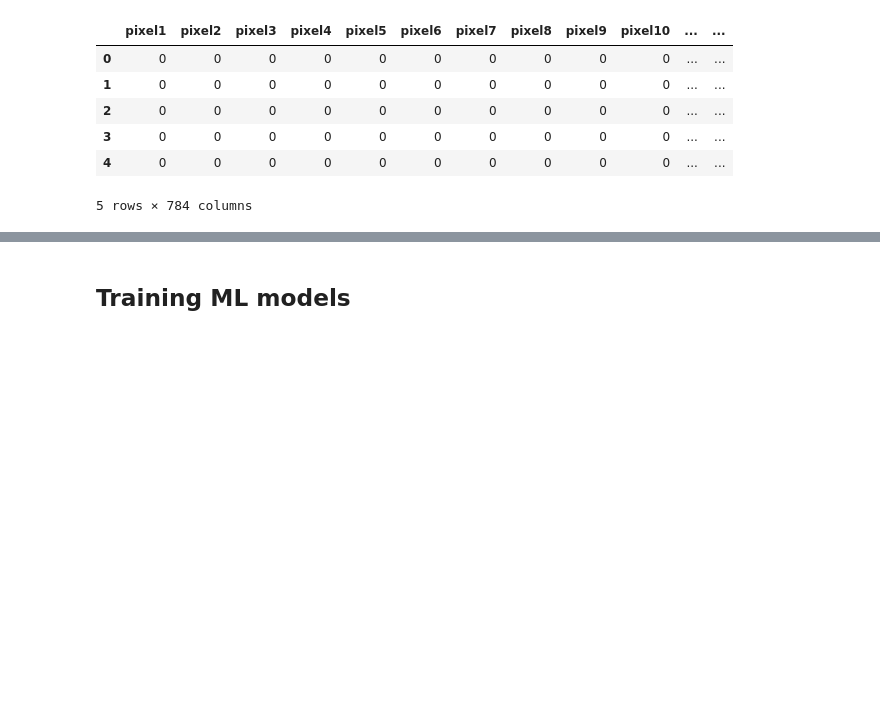
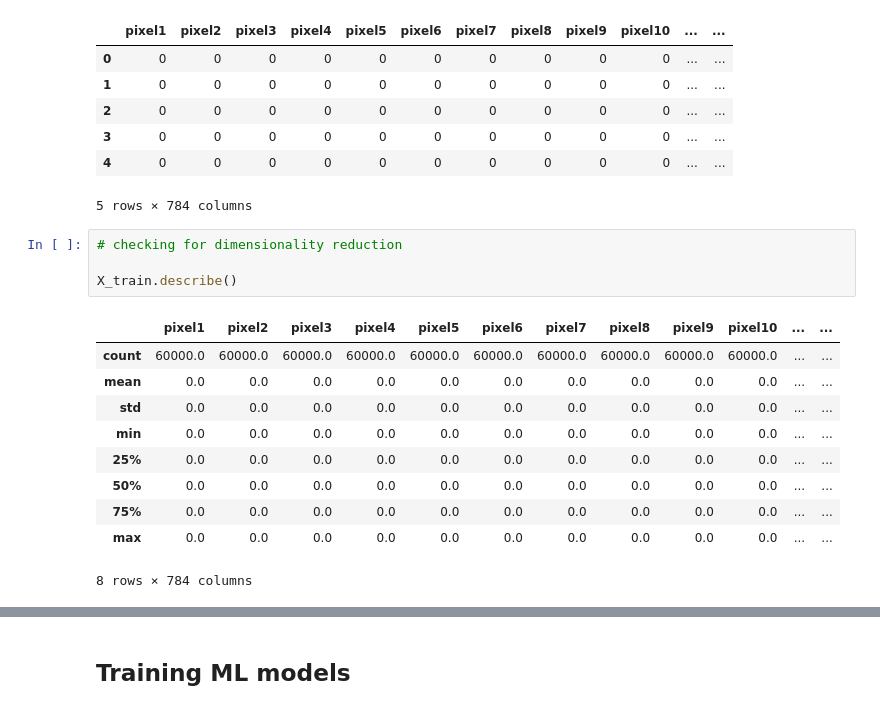
Before and after one commit to shubhamkaushal765/ML, a Jupyter notebook: MNIST 784 Classifier.ipynb, the cells around one changed output, grey strips where cells are left out. Drawn from its saved outputs; the diff is of its cells as text; blank space fills up the shorter version.

```diff
--- a/MNIST 784 Classifier.ipynb
+++ b/MNIST 784 Classifier.ipynb
@@ -23,3 +23,18 @@ X_train.head()
 | 3 | 0 | 0 | 0 | 0 | 0 | 0 | 0 | 0 | 0 | 0 | ... | ... |
 | 4 | 0 | 0 | 0 | 0 | 0 | 0 | 0 | 0 | 0 | 0 | ... | ... |
 5 rows × 784 columns
+# %%
+# checking for dimensionality reduction
+
+X_train.describe()
+# %% [output]
+|  | pixel1 | pixel2 | pixel3 | pixel4 | pixel5 | pixel6 | pixel7 | pixel8 | pixel9 | pixel10 | ... | ... |
+| count | 60000.0 | 60000.0 | 60000.0 | 60000.0 | 60000.0 | 60000.0 | 60000.0 | 60000.0 | 60000.0 | 60000.0 | ... | ... |
+| mean | 0.0 | 0.0 | 0.0 | 0.0 | 0.0 | 0.0 | 0.0 | 0.0 | 0.0 | 0.0 | ... | ... |
+| std | 0.0 | 0.0 | 0.0 | 0.0 | 0.0 | 0.0 | 0.0 | 0.0 | 0.0 | 0.0 | ... | ... |
+| min | 0.0 | 0.0 | 0.0 | 0.0 | 0.0 | 0.0 | 0.0 | 0.0 | 0.0 | 0.0 | ... | ... |
+| 25% | 0.0 | 0.0 | 0.0 | 0.0 | 0.0 | 0.0 | 0.0 | 0.0 | 0.0 | 0.0 | ... | ... |
+| 50% | 0.0 | 0.0 | 0.0 | 0.0 | 0.0 | 0.0 | 0.0 | 0.0 | 0.0 | 0.0 | ... | ... |
+| 75% | 0.0 | 0.0 | 0.0 | 0.0 | 0.0 | 0.0 | 0.0 | 0.0 | 0.0 | 0.0 | ... | ... |
+| max | 0.0 | 0.0 | 0.0 | 0.0 | 0.0 | 0.0 | 0.0 | 0.0 | 0.0 | 0.0 | ... | ... |
+8 rows × 784 columns
```
Also changed, not shown: parts of 28 cells of this notebook, 1 other file.
